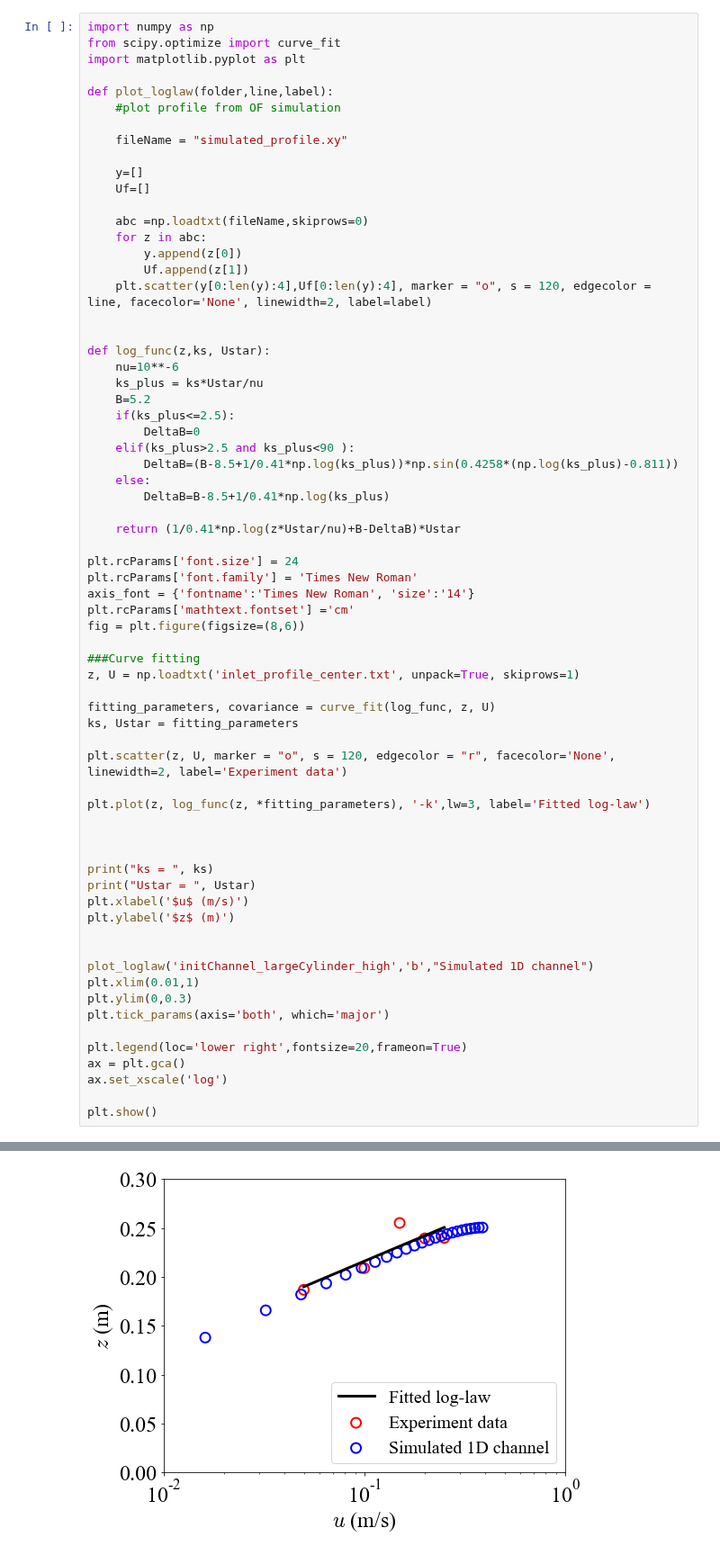
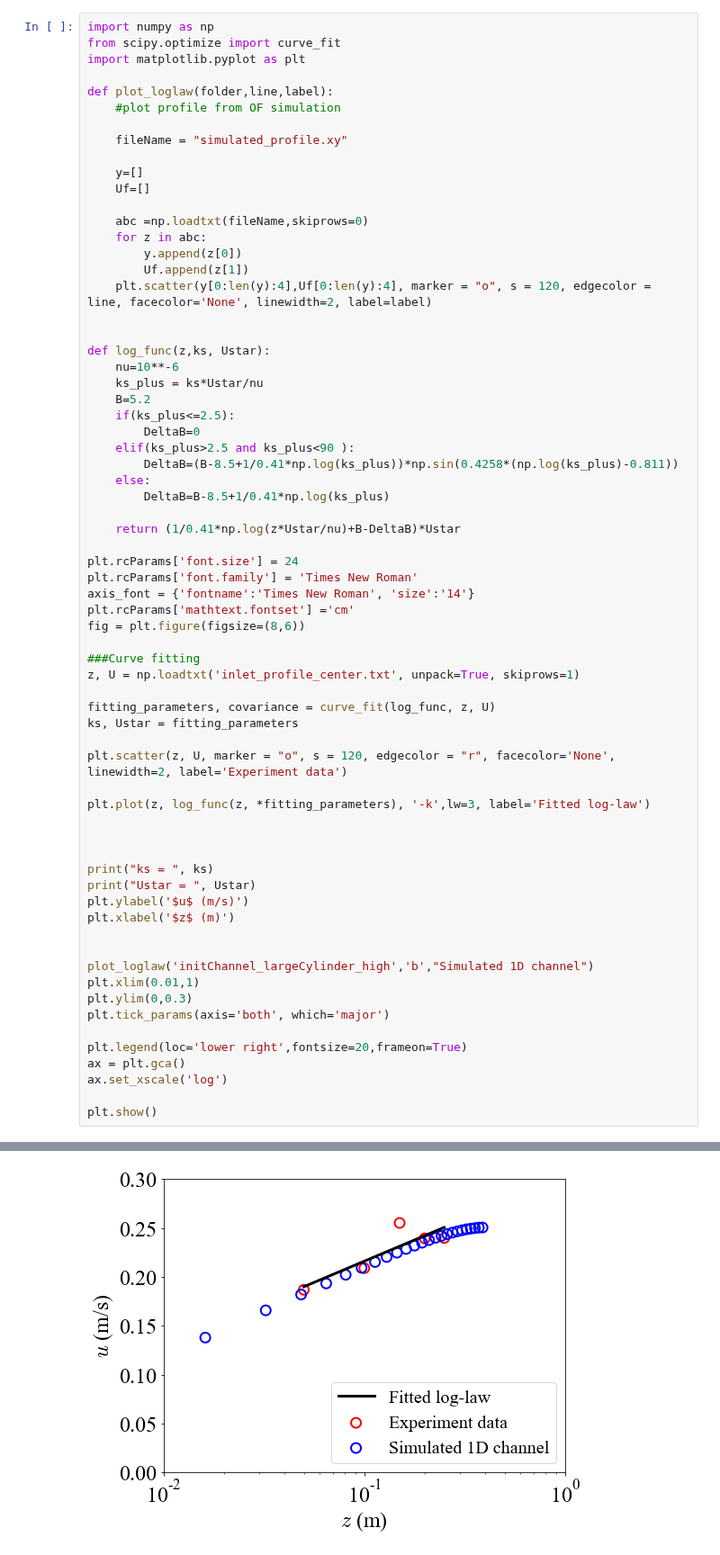
Before and after one commit to psu-efd/ibScourFoam, a Jupyter notebook: tutorials/complex_cylinder/inlet_data/Inlet_fitting.ipynb, the cells around one changed output, grey strips where cells are left out. Shown at 90% size. Cells and saved outputs as stored; diff of their text form.

```diff
--- a/tutorials/complex_cylinder/inlet_data/Inlet_fitting.ipynb
+++ b/tutorials/complex_cylinder/inlet_data/Inlet_fitting.ipynb
@@ -39,33 +39,33 @@ fig = plt.figure(figsize=(8,6))
 
 ###Curve fitting
 z, U = np.loadtxt('inlet_profile_center.txt', unpack=True, skiprows=1)
 
 fitting_parameters, covariance = curve_fit(log_func, z, U)
 ks, Ustar = fitting_parameters
 
 plt.scatter(z, U, marker = "o", s = 120, edgecolor = "r", facecolor='None', linewidth=2, label='Experiment data')
 
 plt.plot(z, log_func(z, *fitting_parameters), '-k',lw=3, label='Fitted log-law')
 
 
 
 print("ks = ", ks)
 print("Ustar = ", Ustar)
-plt.xlabel('$u$ (m/s)')
-plt.ylabel('$z$ (m)')
+plt.ylabel('$u$ (m/s)')
+plt.xlabel('$z$ (m)')
 
 
 plot_loglaw('initChannel_largeCylinder_high','b',"Simulated 1D channel")
 plt.xlim(0.01,1)
 plt.ylim(0,0.3)
 plt.tick_params(axis='both', which='major')
 
 plt.legend(loc='lower right',fontsize=20,frameon=True)
 ax = plt.gca()
 ax.set_xscale('log')
 
 plt.show()
 # %% [output]
 ks =  0.010566057391897773
 Ustar =  0.015449823694138661
-[figure, old version]
+[figure, new version]
```
Also changed, not shown: 12 other files.
